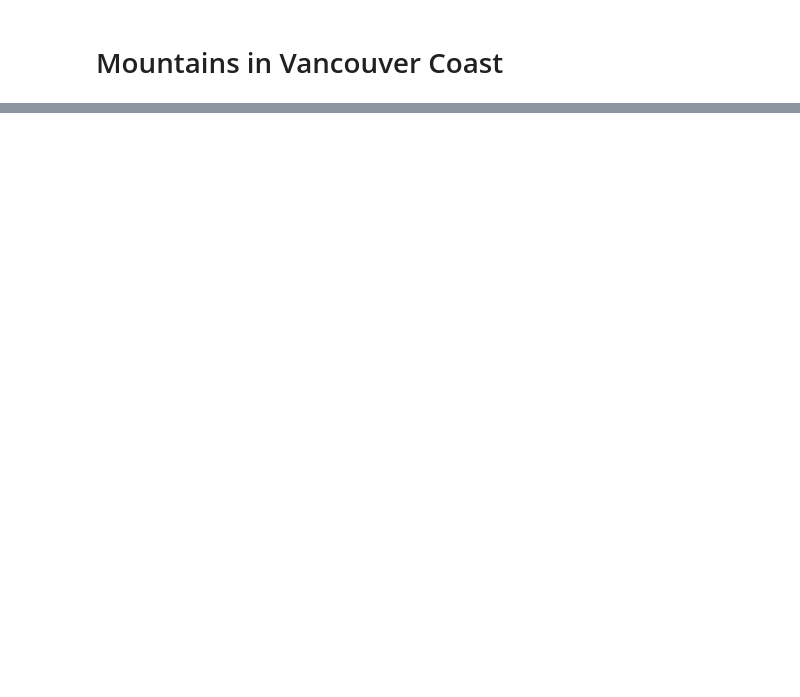
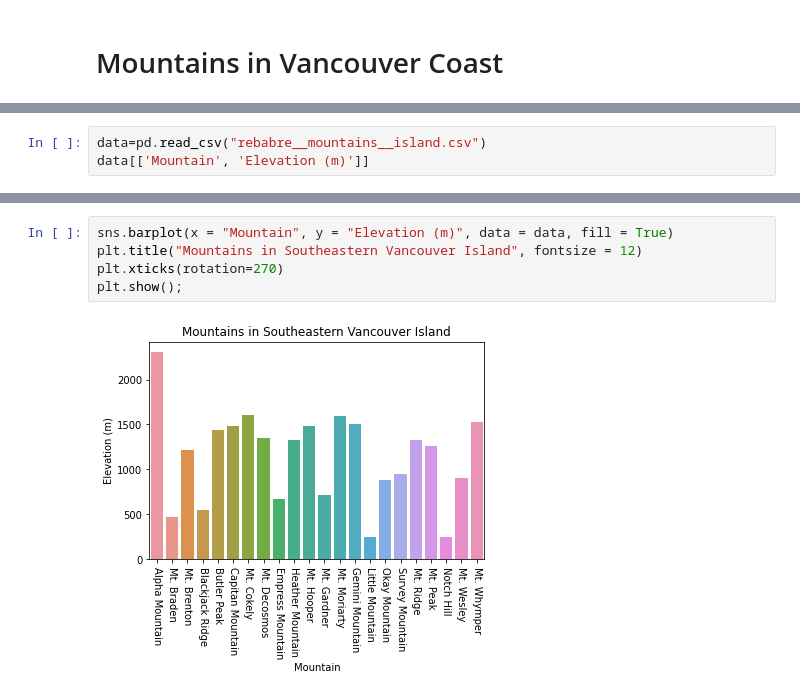
Before and after one commit to Jujhar/Mountains-Elevations-in-Vancouver-Coast, a Jupyter notebook: Mountains of Vancouver Coast.ipynb, the cells around one changed output, grey strips where cells are left out. Drawn from its saved outputs; the diff is of its cells as text; blank space fills up the shorter version.

Commit message:
Updated data + Added Vancouver Island + Added gallery

```diff
--- a/Mountains of Vancouver Coast.ipynb
+++ b/Mountains of Vancouver Coast.ipynb
@@ -61,0 +79,3 @@ plt.show();
+# %%
+data=pd.read_csv("rebabre__mountains__island.csv")
+data[['Mountain', 'Elevation (m)']]
@@ -61,0 +100,7 @@ plt.show();
+# %%
+sns.barplot(x = "Mountain", y = "Elevation (m)", data = data, fill = True)
+plt.title("Mountains in Southeastern Vancouver Island", fontsize = 12)
+plt.xticks(rotation=270)
+plt.show();
+# %% [output]
+[figure, added]
```
Also changed, not shown: parts of 11 cells of this notebook, 9 other files.
